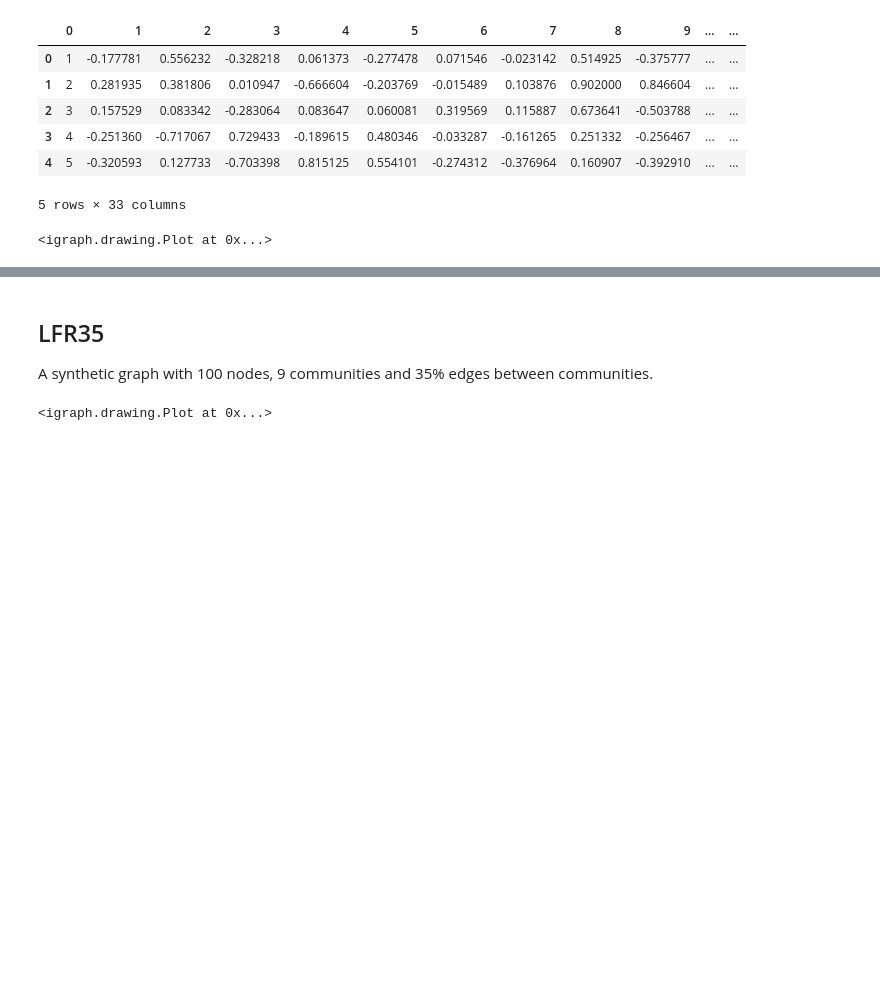
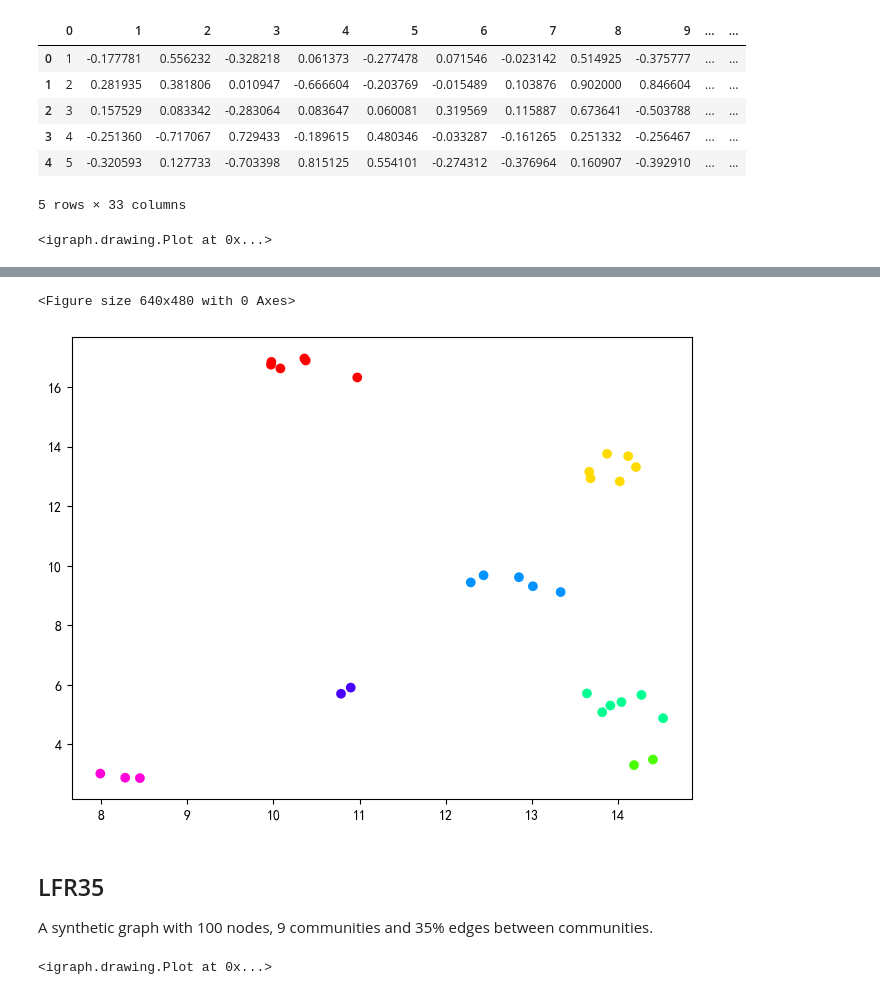
Before and after one commit to Renzehua1998/MyNotes, a Jupyter notebook: 图与复杂网络/Notebooks/01.Datasets+Centrality.ipynb, the cells around one changed output, grey strips where cells are left out. Cells and saved outputs as stored; diff of their text form; code cells hidden in the pictures; blank space fills up the shorter version.

```diff
--- a/图与复杂网络/Notebooks/01.Datasets+Centrality.ipynb
+++ b/图与复杂网络/Notebooks/01.Datasets+Centrality.ipynb
@@ -98,7 +98,12 @@ Mean and stdv of distance in sampled vector space: 2.976498345207734 0.435164149
 # %%
+plt.figure()
 fig, ax = plt.subplots(figsize=(8,6))
 cls = [cl[i] for i in s]
 ax.scatter(Y[s,0],Y[s,1],c=cls,marker="o", picker=True);
+plt.show()
+# %% [output]
+<Figure size 640x480 with 0 Axes>
+[figure, added]
 # %% [markdown]
 ## LFR35
 
```
Also changed, not shown: parts of 7 cells of this notebook.
